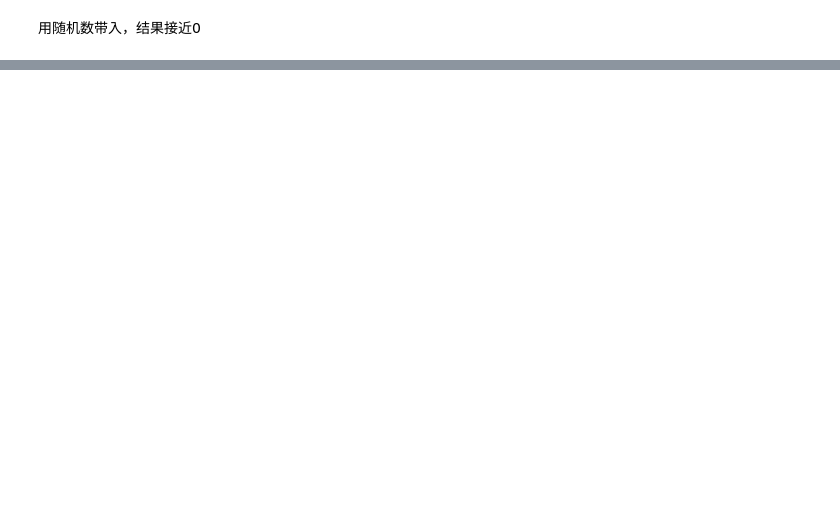
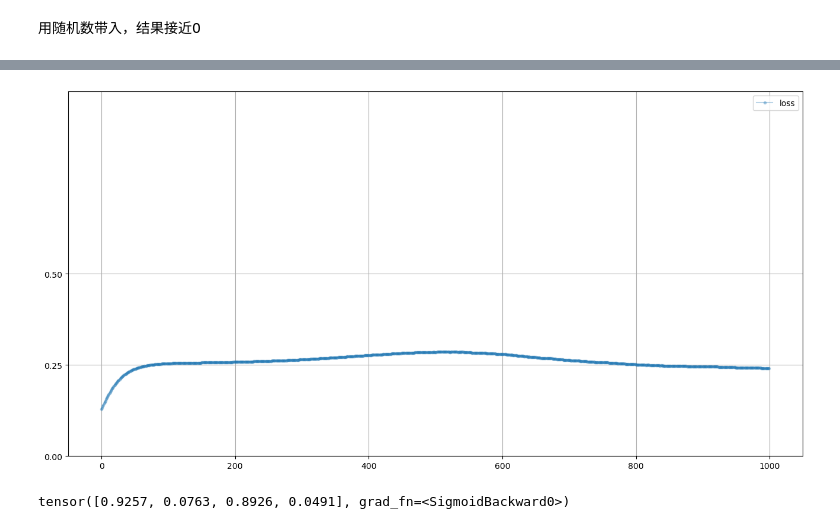
Before and after one commit to w0330t/gan, a Jupyter notebook: v1.ipynb, the cells around one changed output, grey strips where cells are left out. Cells and saved outputs as stored; diff of their text form; code cells hidden in the pictures; blank space fills up the shorter version.

```diff
--- a/v1.ipynb
+++ b/v1.ipynb
@@ -117,0 +209,8 @@ tensor([0.1249], grad_fn=<SigmoidBackward0>)
+# %%
+G.plot_progress()
+# %% [output]
+[figure, added]
+# %%
+G.forward(torch.Tensor([1]))
+# %% [output]
+tensor([0.9257, 0.0763, 0.8926, 0.0491], grad_fn=<SigmoidBackward0>)
```
Also changed, not shown: parts of 10 cells of this notebook.
